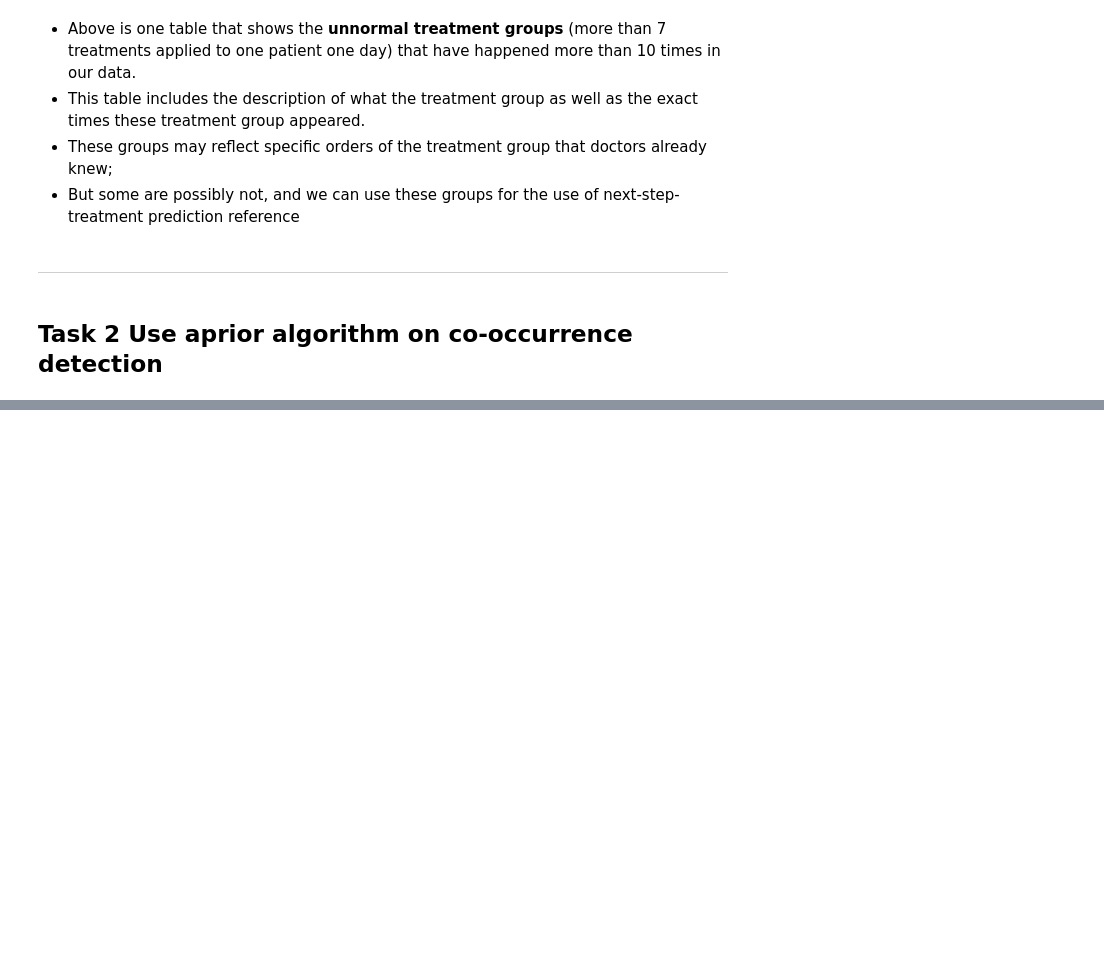
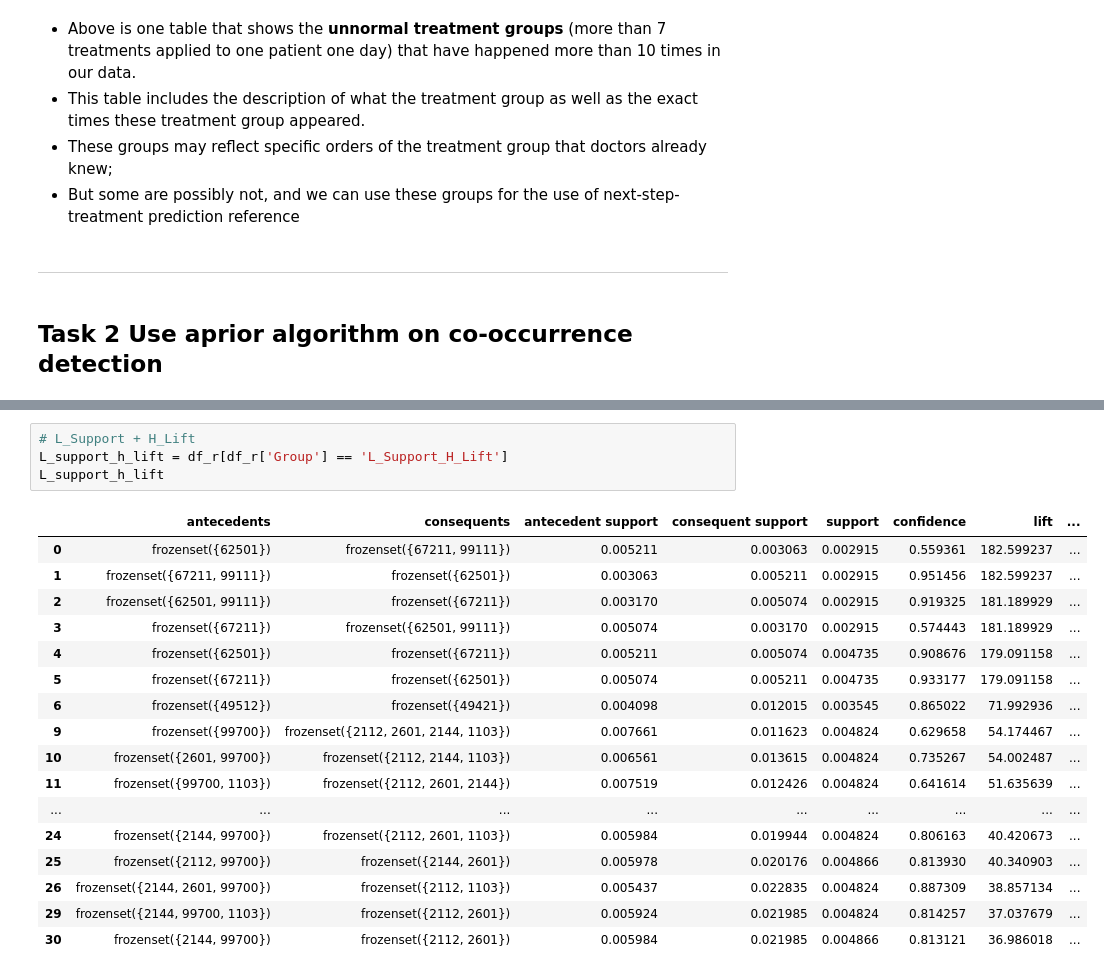
Before and after one commit to Fulankeee/SmilePass, a Jupyter notebook: Co-occurence_treatment.ipynb, the cells around one changed output, grey strips where cells are left out. Cells and saved outputs as stored; diff of their text form; blank space fills up the shorter version.

```diff
--- a/Co-occurence_treatment.ipynb
+++ b/Co-occurence_treatment.ipynb
@@ -141,0 +237,22 @@ case_summary.sort_values('Count', ascending=False)
+# %%
+# L_Support + H_Lift
+L_support_h_lift = df_r[df_r['Group'] == 'L_Support_H_Lift']
+L_support_h_lift
+# %% [output]
+|  | antecedents | consequents | antecedent support | consequent support | support | confidence | lift | ... |
+| 0 | frozenset({62501}) | frozenset({67211, 99111}) | 0.005211 | 0.003063 | 0.002915 | 0.559361 | 182.599237 | ... |
+| 1 | frozenset({67211, 99111}) | frozenset({62501}) | 0.003063 | 0.005211 | 0.002915 | 0.951456 | 182.599237 | ... |
+| 2 | frozenset({62501, 99111}) | frozenset({67211}) | 0.003170 | 0.005074 | 0.002915 | 0.919325 | 181.189929 | ... |
+| 3 | frozenset({67211}) | frozenset({62501, 99111}) | 0.005074 | 0.003170 | 0.002915 | 0.574443 | 181.189929 | ... |
+| 4 | frozenset({62501}) | frozenset({67211}) | 0.005211 | 0.005074 | 0.004735 | 0.908676 | 179.091158 | ... |
+| 5 | frozenset({67211}) | frozenset({62501}) | 0.005074 | 0.005211 | 0.004735 | 0.933177 | 179.091158 | ... |
+| 6 | frozenset({49512}) | frozenset({49421}) | 0.004098 | 0.012015 | 0.003545 | 0.865022 | 71.992936 | ... |
+| 9 | frozenset({99700}) | frozenset({2112, 2601, 2144, 1103}) | 0.007661 | 0.011623 | 0.004824 | 0.629658 | 54.174467 | ... |
+| 10 | frozenset({2601, 99700}) | frozenset({2112, 2144, 1103}) | 0.006561 | 0.013615 | 0.004824 | 0.735267 | 54.002487 | ... |
+| 11 | frozenset({99700, 1103}) | frozenset({2112, 2601, 2144}) | 0.007519 | 0.012426 | 0.004824 | 0.641614 | 51.635639 | ... |
+| ... | ... | ... | ... | ... | ... | ... | ... | ... |
+| 24 | frozenset({2144, 99700}) | frozenset({2112, 2601, 1103}) | 0.005984 | 0.019944 | 0.004824 | 0.806163 | 40.420673 | ... |
+| 25 | frozenset({2112, 99700}) | frozenset({2144, 2601}) | 0.005978 | 0.020176 | 0.004866 | 0.813930 | 40.340903 | ... |
+| 26 | frozenset({2144, 2601, 99700}) | frozenset({2112, 1103}) | 0.005437 | 0.022835 | 0.004824 | 0.887309 | 38.857134 | ... |
+| 29 | frozenset({2144, 99700, 1103}) | frozenset({2112, 2601}) | 0.005924 | 0.021985 | 0.004824 | 0.814257 | 37.037679 | ... |
+| 30 | frozenset({2144, 99700}) | frozenset({2112, 2601}) | 0.005984 | 0.021985 | 0.004866 | 0.813121 | 36.986018 | ... |
```
Also changed, not shown: parts of 8 cells of this notebook.
